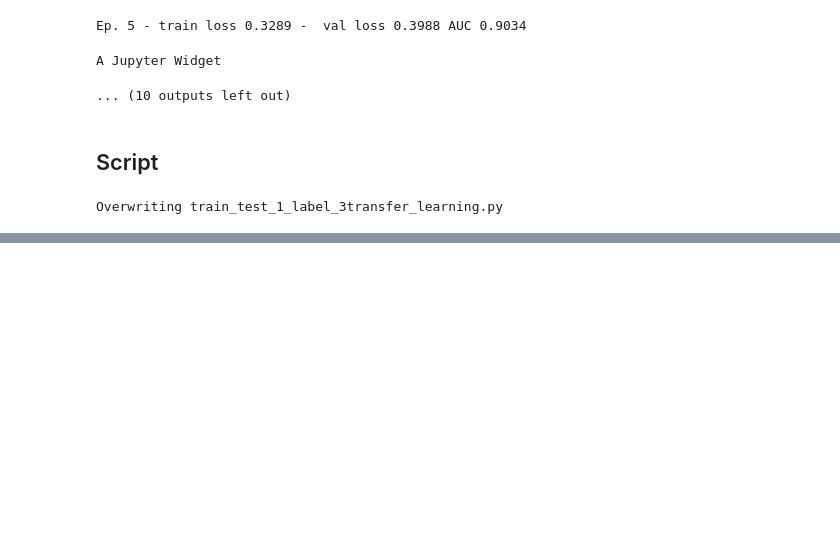
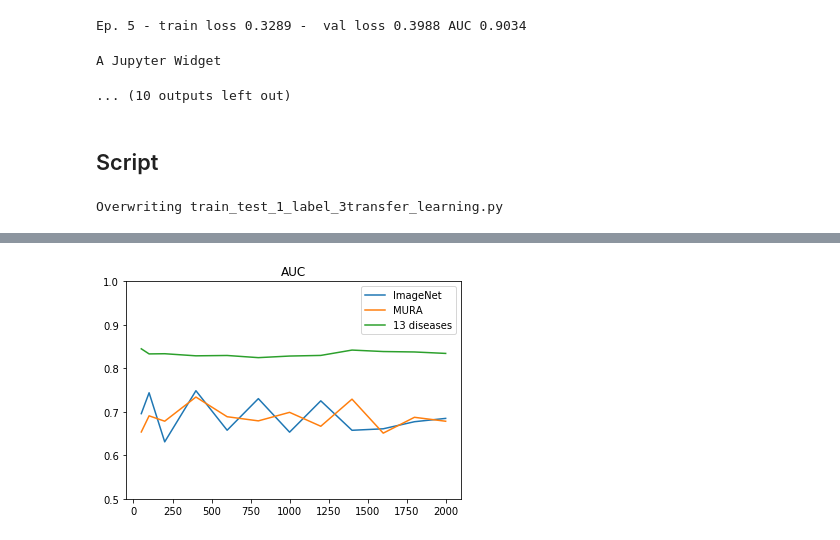
Before and after one commit to r0mer0m/DL-Medical-Images, a Jupyter notebook: 13-labels/pre-train 13 labels model.ipynb, the cells around one changed output, grey strips where cells are left out. Drawn from its saved outputs; the diff is of its cells as text; code cells hidden in the pictures; blank space fills up the shorter version.

Commit message:
traiing small and medium data with all transfer learning methods

```diff
--- a/13-labels/pre-train 13 labels model.ipynb
+++ b/13-labels/pre-train 13 labels model.ipynb
@@ -999,0 +1051,2 @@ Overwriting train_test_1_label_3transfer_learning.py
+# %%
+x = [50,100,200,400,600,800,1000,1200,1400,1600,1800, 2000]
@@ -999,0 +1057,17 @@ Overwriting train_test_1_label_3transfer_learning.py
+# %%
+with open('./data_plots/imagenet.json') as json_f:
+    imagenet = json.load(json_f)
+with open('./data_plots/MURA.json') as json_f:
+    MURA = json.load(json_f)
+with open('./data_plots/13diseases.json') as json_f:
+    diseases13 = json.load(json_f)
+# %%
+plt.plot(x,imagenet['auc'], label="ImageNet")
+plt.plot(x,MURA['auc'], label="MURA")
+plt.plot(x,diseases13['auc'], label="13 diseases")
+plt.legend()
+plt.ylim(.5,1)
+plt.title('AUC')
+plt.show()
+# %% [output]
+[figure, added]
```
Also changed, not shown: parts of 9 cells of this notebook, 2 other files.
